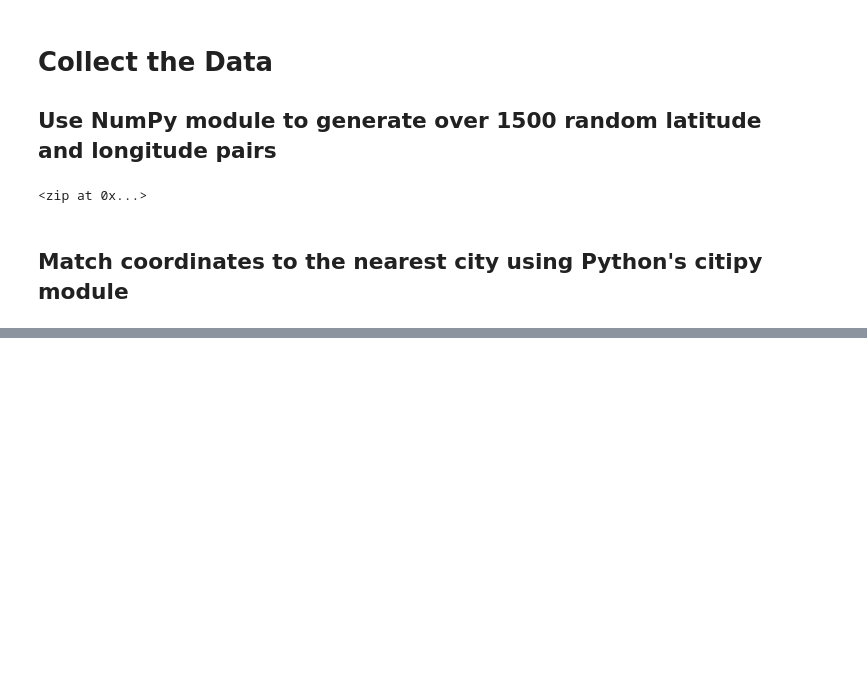
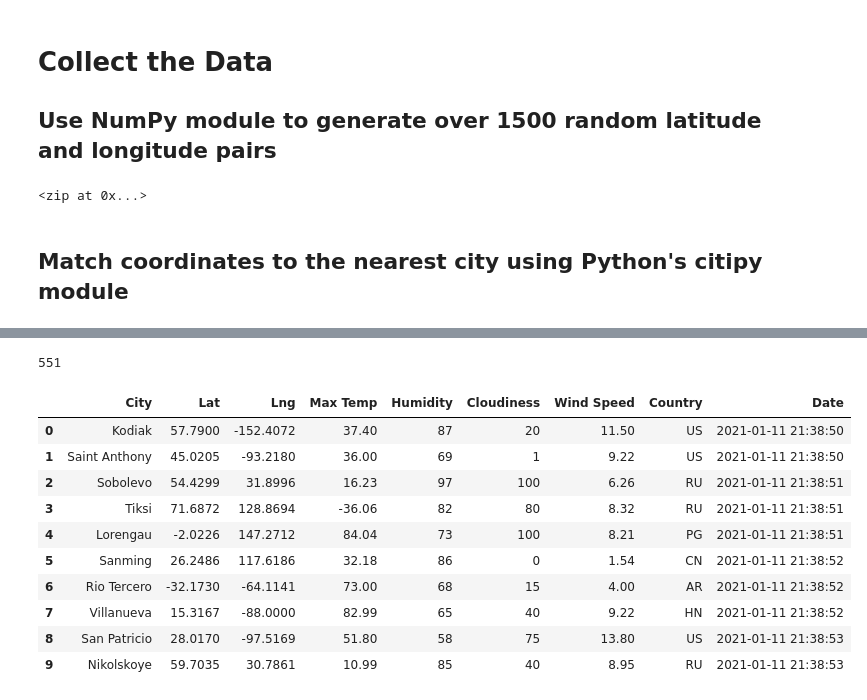
Before and after one commit to amberteets/world-weather-analysis, a Jupyter notebook: WeatherPy_working.ipynb, the cells around one changed output, grey strips where cells are left out. Drawn from its saved outputs; the diff is of its cells as text; code cells hidden in the pictures; blank space fills up the shorter version.

Commit message:
Obtain weather data from API req, convert to CSV

```diff
--- a/WeatherPy_working.ipynb
+++ b/WeatherPy_working.ipynb
@@ -39,0 +59,4 @@ len(cities)
+# %%
+# Starting URL for Weather Map API Call. Units = Imperial
+url = "http://api.openweathermap.org/data/2.5/weather?units=Imperial&APPID=" + weather_api_key
+print(url)
@@ -39,0 +143,21 @@ len(cities)
+# %%
+# Check to ensure data from at least 500 cities has been collected.
+len(city_data)
+# %% [output]
+551
+# %%
+# Convert city_data to a dataframe
+city_data_df = pd.DataFrame(city_data)
+city_data_df.head(10)
+# %% [output]
+|  | City | Lat | Lng | Max Temp | Humidity | Cloudiness | Wind Speed | Country | Date |
+| 0 | Kodiak | 57.7900 | -152.4072 | 37.40 | 87 | 20 | 11.50 | US | 2021-01-11 21:38:50 |
+| 1 | Saint Anthony | 45.0205 | -93.2180 | 36.00 | 69 | 1 | 9.22 | US | 2021-01-11 21:38:50 |
+| 2 | Sobolevo | 54.4299 | 31.8996 | 16.23 | 97 | 100 | 6.26 | RU | 2021-01-11 21:38:51 |
+| 3 | Tiksi | 71.6872 | 128.8694 | -36.06 | 82 | 80 | 8.32 | RU | 2021-01-11 21:38:51 |
+| 4 | Lorengau | -2.0226 | 147.2712 | 84.04 | 73 | 100 | 8.21 | PG | 2021-01-11 21:38:51 |
+| 5 | Sanming | 26.2486 | 117.6186 | 32.18 | 86 | 0 | 1.54 | CN | 2021-01-11 21:38:52 |
+| 6 | Rio Tercero | -32.1730 | -64.1141 | 73.00 | 68 | 15 | 4.00 | AR | 2021-01-11 21:38:52 |
+| 7 | Villanueva | 15.3167 | -88.0000 | 82.99 | 65 | 40 | 9.22 | HN | 2021-01-11 21:38:52 |
+| 8 | San Patricio | 28.0170 | -97.5169 | 51.80 | 58 | 75 | 13.80 | US | 2021-01-11 21:38:53 |
+| 9 | Nikolskoye | 59.7035 | 30.7861 | 10.99 | 85 | 40 | 8.95 | RU | 2021-01-11 21:38:53 |
```
Also changed, not shown: parts of 7 cells of this notebook, 1 other file.
